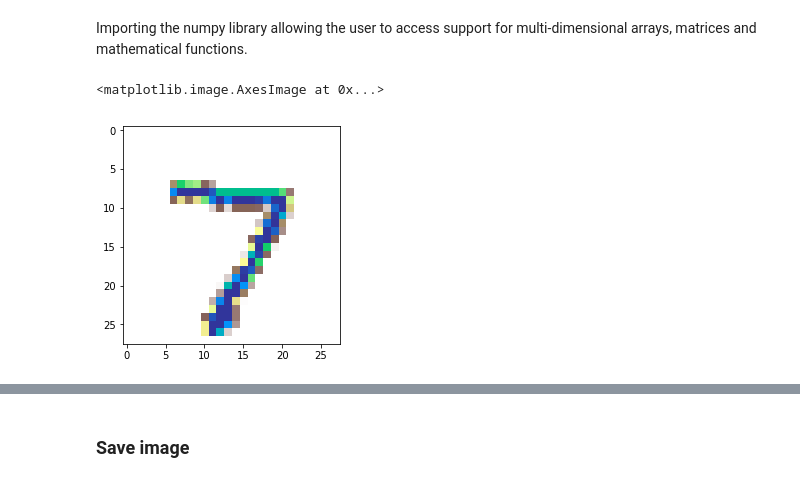
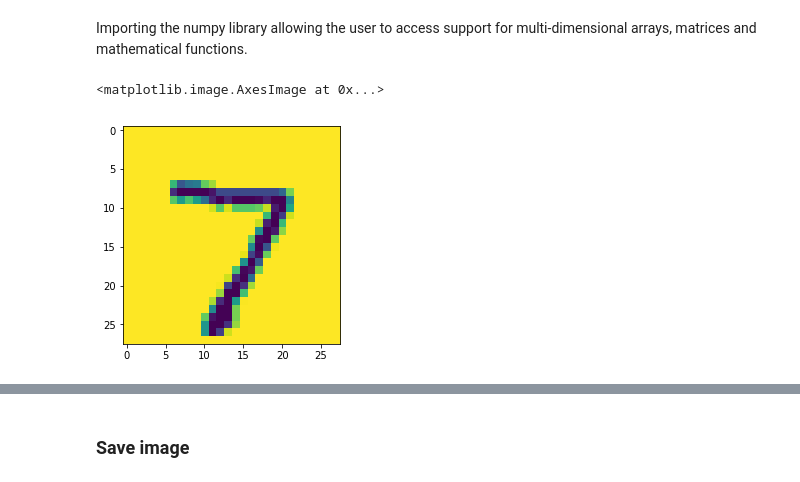
Before and after one commit to IvanMcGann/emergingTechAssignments, a Jupyter notebook: mnist-dataset.ipynb, the cells around one changed output, grey strips where cells are left out. Saved outputs shown, nothing was run; the diff lists cells and outputs as text; code cells hidden in the pictures.

```diff
--- a/mnist-dataset.ipynb
+++ b/mnist-dataset.ipynb
@@ -105,8 +105,8 @@ image = ~np.array(list(file_content[16:800])).reshape(28,28).astype(np.uint8)
 # %%
 %matplotlib inline
 import matplotlib.pyplot as plt
 
-plt.imshow(image, cmap='terrain')
+plt.imshow(image)
 # %% [output]
 <matplotlib.image.AxesImage at 0x...>
-[figure, old version]
+[figure, new version]
```
Also changed, not shown: parts of 7 cells of this notebook, 1 other file.
